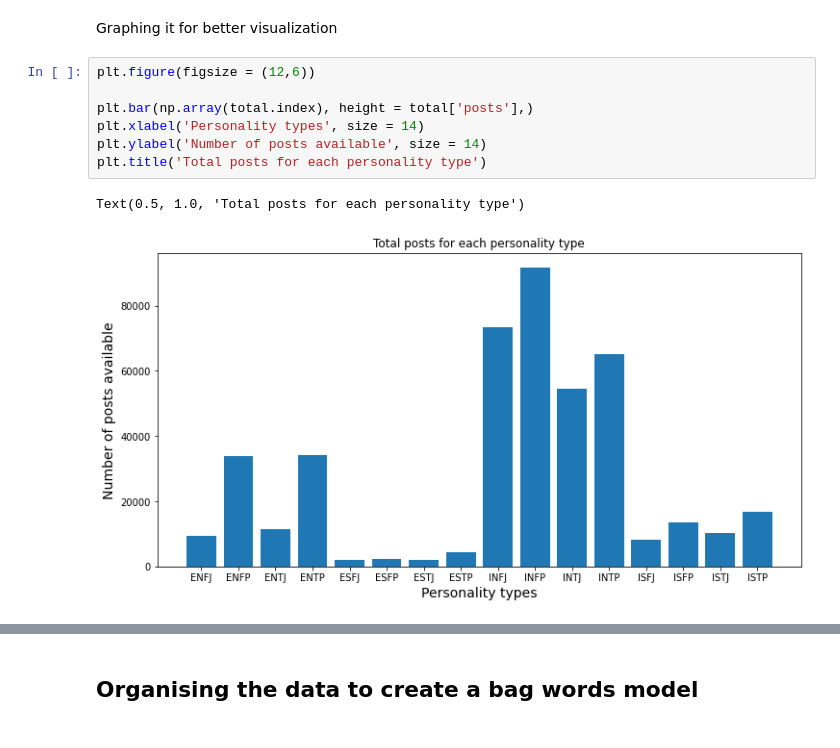
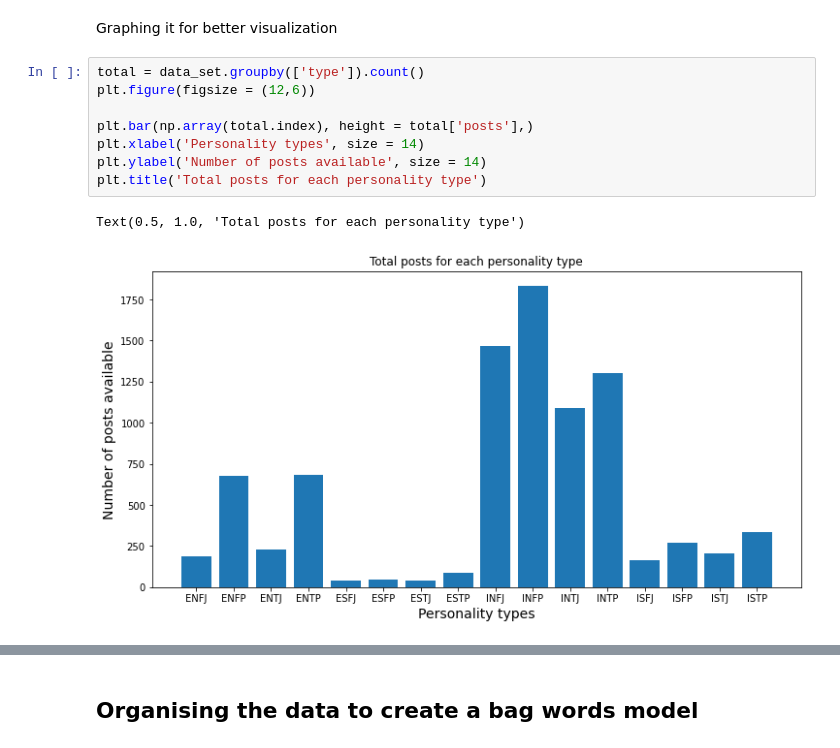
Before and after one commit to stanbar/personality-type-prediction, a Jupyter notebook: scripts/mbti-personality-classifier.ipynb, the cells around one changed output, grey strips where cells are left out. Saved outputs shown, nothing was run; the diff lists cells and outputs as text.

```diff
--- a/scripts/mbti-personality-classifier.ipynb
+++ b/scripts/mbti-personality-classifier.ipynb
@@ -108,12 +81,13 @@ total
 # %% [markdown]
 Graphing it for better visualization
 # %%
+total = data_set.groupby(['type']).count()
 plt.figure(figsize = (12,6))
 
 plt.bar(np.array(total.index), height = total['posts'],)
 plt.xlabel('Personality types', size = 14)
 plt.ylabel('Number of posts available', size = 14)
 plt.title('Total posts for each personality type')
 # %% [output]
 Text(0.5, 1.0, 'Total posts for each personality type')
-[figure, old version]
+[figure, new version]
```
Also changed, not shown: parts of 32 cells of this notebook.
